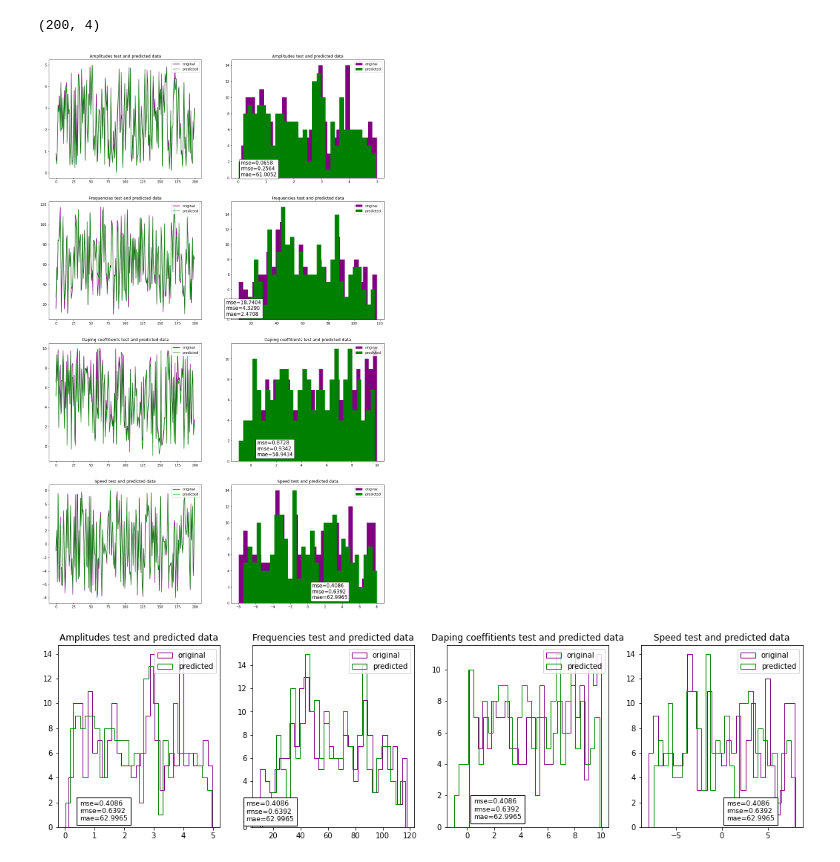
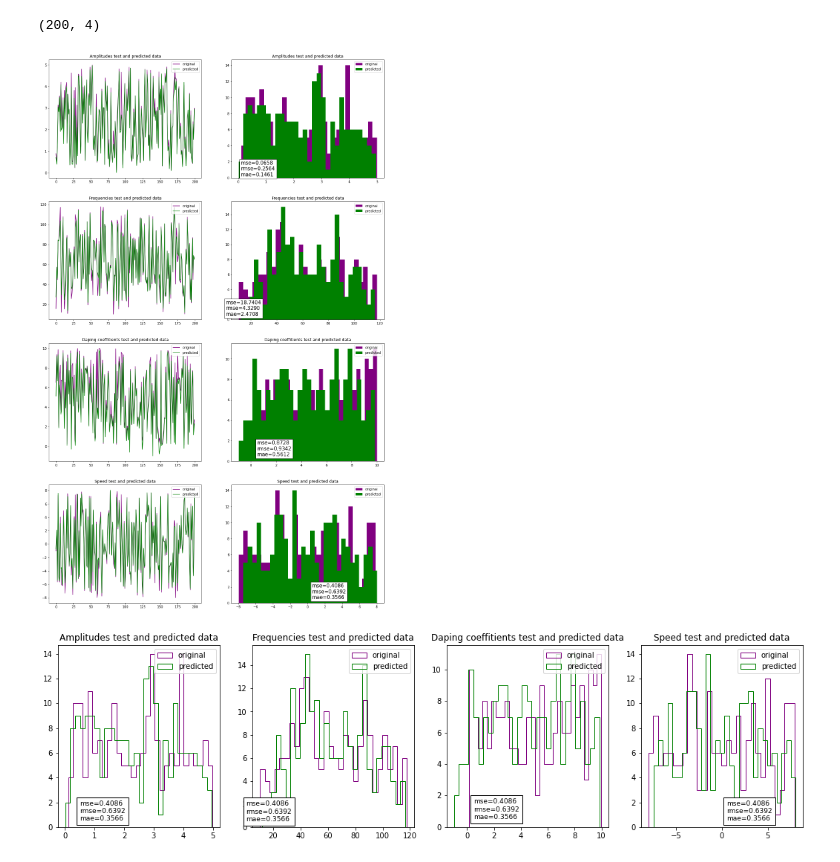
Before and after one commit to center4ml/predict_param_NMR, a Jupyter notebook: NMR_model_eval_short.ipynb, the cells around one changed output. Drawn from its saved outputs; the diff is of its cells as text; code cells hidden in the pictures.

```diff
--- a/NMR_model_eval_short.ipynb
+++ b/NMR_model_eval_short.ipynb
@@ -19,6 +21,8 @@ y_test.head()
 | 2 | 1.309435 | 44.808915 | 6.877844 | -5.630539 |
 | 3 | 3.145914 | 84.409868 | 9.877931 | 7.270011 |
 | 4 | 2.846638 | 83.682527 | 2.003107 | -5.025999 |
+# %%
+y_test.rename(columns={'Amplitudes': 'ampl', 'Frequencies': 'freq', 'Daping coeffitients': 'damp', 'Speeds': 'speed'}, inplace=True)
 # %%
 print(y_test.iloc[5])
 plt.figure(figsize=(10,4))
@@ -83 +85,3 @@ amp, freq, damp, speed = y_pred
+# %%
+amp_pred, freq_pred, damp_pred, speed_pred = y_pred
 # %%
@@ -115,13 +135,13 @@ MSEfreq: 18.7404
 MSEdamp: 0.8728
 MSEspeed: 0.4086
 # %%
-rmseAmp = np.sqrt(mean_squared_error(y_test.iloc[:,0], df_y_pred.iloc[:,0]))
+rmseAmp = np.sqrt(mean_squared_error(y_test['ampl'], df_y_pred['ampl_pred']))
 print("RMSEampl: %.4f" % (rmseAmp))
-rmseFreq = np.sqrt(mean_squared_error(y_test.iloc[:,1], df_y_pred.iloc[:,1]))
+rmseFreq = np.sqrt(mean_squared_error(y_test['freq'], df_y_pred['freq_pred']))
 print("RMSEfreq: %.4f" % (rmseFreq))
-rmseDamp = np.sqrt(mean_squared_error(y_test.iloc[:,2], df_y_pred.iloc[:,2]))
+rmseDamp = np.sqrt(mean_squared_error(y_test['damp'], df_y_pred['damp_pred']))
 print("RMSEdamp: %.4f" % (rmseDamp))
-rmseSpeed = np.sqrt(mean_squared_error(y_test.iloc[:,3], df_y_pred.iloc[:,3]))
+rmseSpeed = np.sqrt(mean_squared_error(y_test['speed'], df_y_pred['speed_pred']))
 print("RMSEspeed: %.4f" % (rmseSpeed))
 # %% [output]
 RMSEampl: 0.2564
@@ -129,13 +149,13 @@ RMSEfreq: 4.3290
 RMSEdamp: 0.9342
 RMSEspeed: 0.6392
 # %%
-maeAmp = mean_absolute_error(y_test.iloc[:,1], df_y_pred.iloc[:,0])
+maeAmp = mean_absolute_error(y_test['ampl'], df_y_pred['ampl_pred'])
 print("MAEampl: %.4f" % (rmseAmp))
-maeFreq = mean_absolute_error(y_test.iloc[:,1], df_y_pred.iloc[:,1])
+maeFreq = mean_absolute_error(y_test['freq'], df_y_pred['freq_pred'])
 print("MAEfreq: %.4f" % (maeFreq))
-maeDamp = mean_absolute_error(y_test.iloc[:,1], df_y_pred.iloc[:,2])
+maeDamp = mean_absolute_error(y_test['damp'], df_y_pred['damp_pred'])
 print("MAEdamp: %.4f" % (maeDamp))
-maeSpeed = mean_absolute_error(y_test.iloc[:,1], df_y_pred.iloc[:,3])
+maeSpeed = mean_absolute_error(y_test['speed'], df_y_pred['speed_pred'])
 print("MAEspeed: %.4f" % (maeSpeed))
 # %% [output]
 MAEampl: 0.2564
@@ -160,57 +180,57 @@ df_y_pred100.shape
 # %%
 fig, axes = plt.subplots(4, 2, figsize=(18,30))
 ax = axes[0][0]
-ax.plot(range(len(y_test100)), y_test100.iloc[:,0], label="original", color='purple')
-ax.plot(range(len(y_test100)), df_y_pred100.iloc[:,0], label="predicted", color='green')
+ax.plot(range(len(y_test100)), y_test100['ampl'], label="original", color='purple')
+ax.plot(range(len(y_test100)), df_y_pred100['ampl_pred'], label="predicted", color='green')
 ax.set_title("Amplitudes test and predicted data")
 ax.legend(loc='upper right')
 ax = axes[0][1]
-ax.hist(y_test100.iloc[:,0], bins=30, label='original', color='purple')
-ax.hist(df_y_pred100.iloc[:,0], bins=30, label='predicted', color='green')
+ax.hist(y_test100['ampl'], bins=30, label='original', color='purple')
+ax.hist(df_y_pred100['ampl_pred'], bins=30, label='predicted', color='green')
 ax.set_title("Amplitudes test and predicted data")
 ax.legend(loc='upper right')
 ax.text(0.1, 0.2, textamp, fontsize=15, bbox=dict(facecolor='white', edgecolor='black'))
 
 ax = axes[1][0]
-ax.plot(range(len(y_test100)), y_test100.iloc[:,1], label="original", color='purple')
-ax.plot(range(len(y_test100)), df_y_pred100.iloc[:,1], label="predicted", color='green')
+ax.plot(range(len(y_test100)), y_test100['freq'], label="original", color='purple')
+ax.plot(range(len(y_test100)), df_y_pred100['freq_pred'], label="predicted", color='green')
 ax.set_title("Frequencies test and predicted data")
 ax.legend(loc='upper right')
 ax = axes[1][1]
-ax.hist(y_test100.iloc[:,1], bins=30, label='original', color='purple')
-ax.hist(df_y_pred100.iloc[:,1], bins=30, label='predicted', color='green')
+ax.hist(y_test100['freq'], bins=30, label='original', color='purple')
+ax.hist(df_y_pred100['freq_pred'], bins=30, label='predicted', color='green')
 ax.set_title("Frequencies test and predicted data")
 ax.legend(loc='upper right')
 ax.text(0.5, 0.5, textfreq, fontsize=15, bbox=dict(facecolor='white', edgecolor='black'))
 
 ax = axes[2][0]
-ax.plot(range(len(y_test100)), y_test100.iloc[:,2], label="original", color='purple')
-ax.plot(range(len(y_test100)), df_y_pred100.iloc[:,2], label="predicted", color='green')
+ax.plot(range(len(y_test100)), y_test100['damp'], label="original", color='purple')
+ax.plot(range(len(y_test100)), df_y_pred100['damp_pred'], label="predicted", color='green')
 ax.set_title("Daping coeffitients test and predicted data")
 ax.legend(loc='upper right')
 ax = axes[2][1]
-ax.hist(y_test100.iloc[:,2], bins=30, label='original', color='purple')
-ax.hist(df_y_pred100.iloc[:,2], bins=30, label='predicted', color='green')
+ax.hist(y_test100['damp'], bins=30, label='original', color='purple')
+ax.hist(df_y_pred100['damp_pred'], bins=30, label='predicted', color='green')
 ax.set_title("Daping coeffitients test and predicted data")
 ax.legend(loc='upper right')
 ax.text(0.5, 0.5, textdamp, fontsize=15, bbox=dict(facecolor='white', edgecolor='black'))
 
 ax = axes[3][0]
-ax.plot(range(len(y_test100)), y_test100.iloc[:,3], label="original", color='purple')
-ax.plot(range(len(y_test100)), df_y_pred100.iloc[:,3], label="predicted", color='green')
+ax.plot(range(len(y_test100)), y_test100['speed'], label="original", color='purple')
+ax.plot(range(len(y_test100)), df_y_pred100['speed_pred'], label="predicted", color='green')
 ax.set_title("Speed test and predicted data")
 ax.legend(loc='upper right')
 ax = axes[3][1]
-ax.hist(y_test100.iloc[:,3], bins=30, label='original', color='purple')
-ax.hist(df_y_pred100.iloc[:,3], bins=30, label='predicted', color='green')
+ax.hist(y_test100['speed'], bins=30, label='original', color='purple')
+ax.hist(df_y_pred100['speed_pred'], bins=30, label='predicted', color='green')
 ax.set_title("Speed test and predicted data")
 ax.legend(loc='upper right')
 ax.text(0.5, 0.5, textspeed, fontsize=15, bbox=dict(facecolor='white', edgecolor='black'))
 
 plt.savefig('plot1.png', dpi=200)
 plt.show()
 # %% [output]
-[figure, old version]
+[figure, new version]
 # %%
 fig, axes = plt.subplots(1,4, figsize=(18, 4.5))
 ax = axes[0]
```
Also changed, not shown: parts of 19 cells of this notebook.
